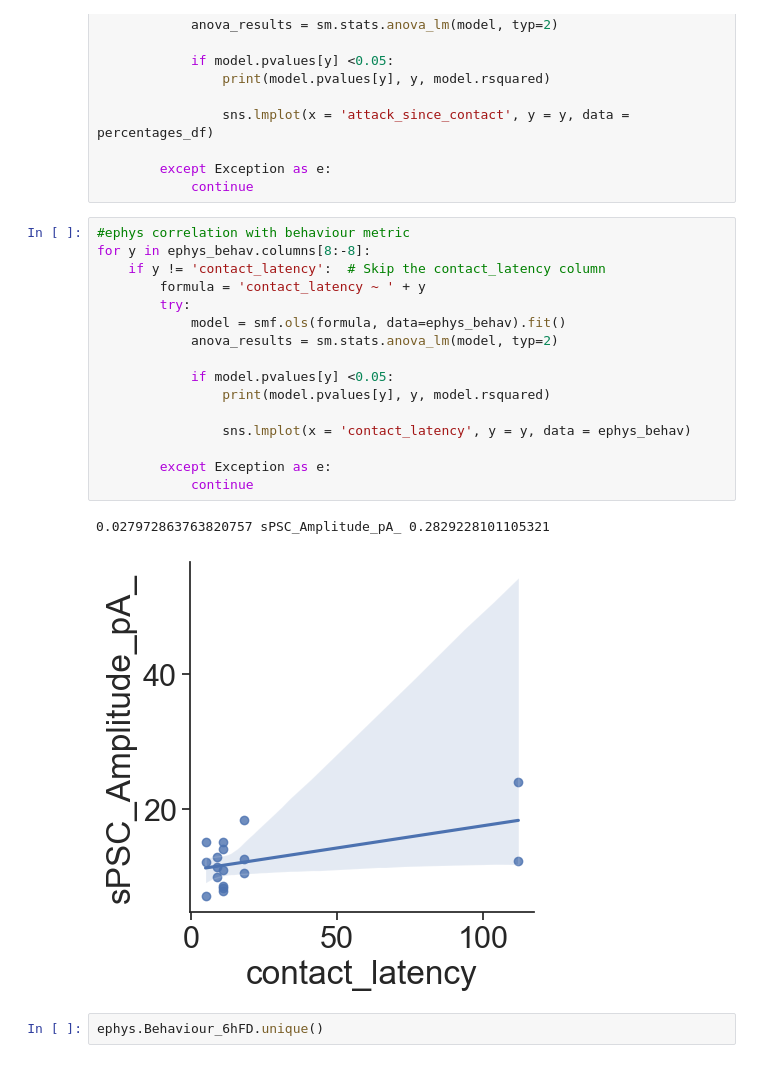
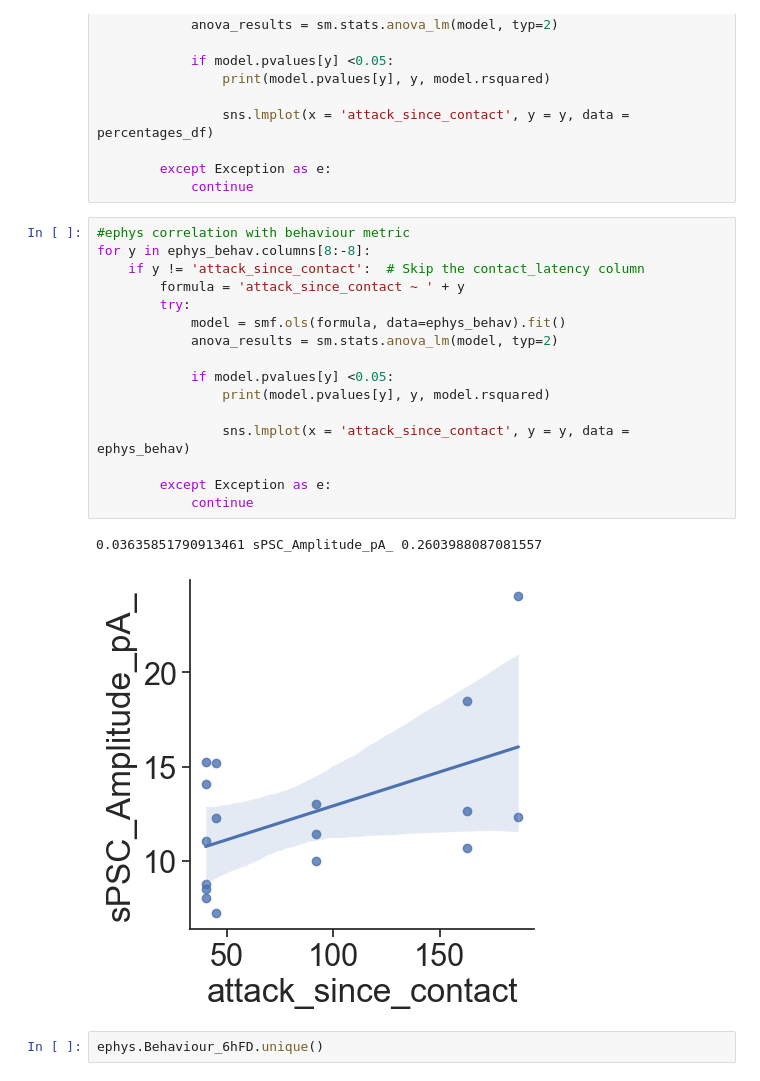
Before and after one commit to FrancisCrickInstitute/negative_parental_switch, a Jupyter notebook: NPW_ephys/ephys_analysis.ipynb, the cells around one changed output. Cells and saved outputs as stored; diff of their text form.

```diff
--- a/NPW_ephys/ephys_analysis.ipynb
+++ b/NPW_ephys/ephys_analysis.ipynb
@@ -187,22 +187,22 @@ for y in percentages_df.columns[1:-6]:
 # %%
 #ephys correlation with behaviour metric
 for y in ephys_behav.columns[8:-8]:
-    if y != 'contact_latency':  # Skip the contact_latency column
-        formula = 'contact_latency ~ ' + y
+    if y != 'attack_since_contact':  # Skip the contact_latency column
+        formula = 'attack_since_contact ~ ' + y
         try:
             model = smf.ols(formula, data=ephys_behav).fit()
             anova_results = sm.stats.anova_lm(model, typ=2)
 
             if model.pvalues[y] <0.05:
                 print(model.pvalues[y], y, model.rsquared)
 
-                sns.lmplot(x = 'contact_latency', y = y, data = ephys_behav)
+                sns.lmplot(x = 'attack_since_contact', y = y, data = ephys_behav)
 
         except Exception as e:
             continue
 # %% [output]
-0.027972863763820757 sPSC_Amplitude_pA_ 0.2829228101105321
+0.03635851790913461 sPSC_Amplitude_pA_ 0.2603988087081557
-[figure, old version]
+[figure, new version]
 # %%
 ephys.Behaviour_6hFD.unique()
 # %% [output]
```
Also changed, not shown: 19 other files.
